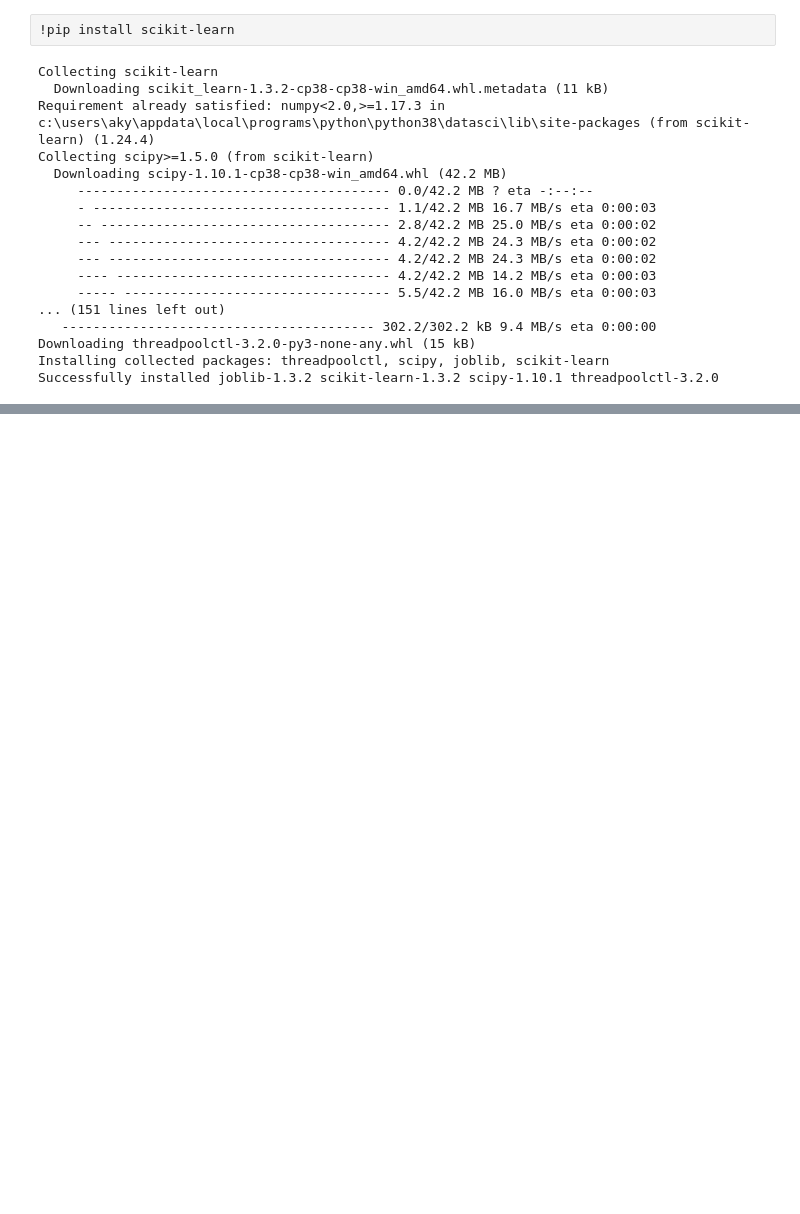
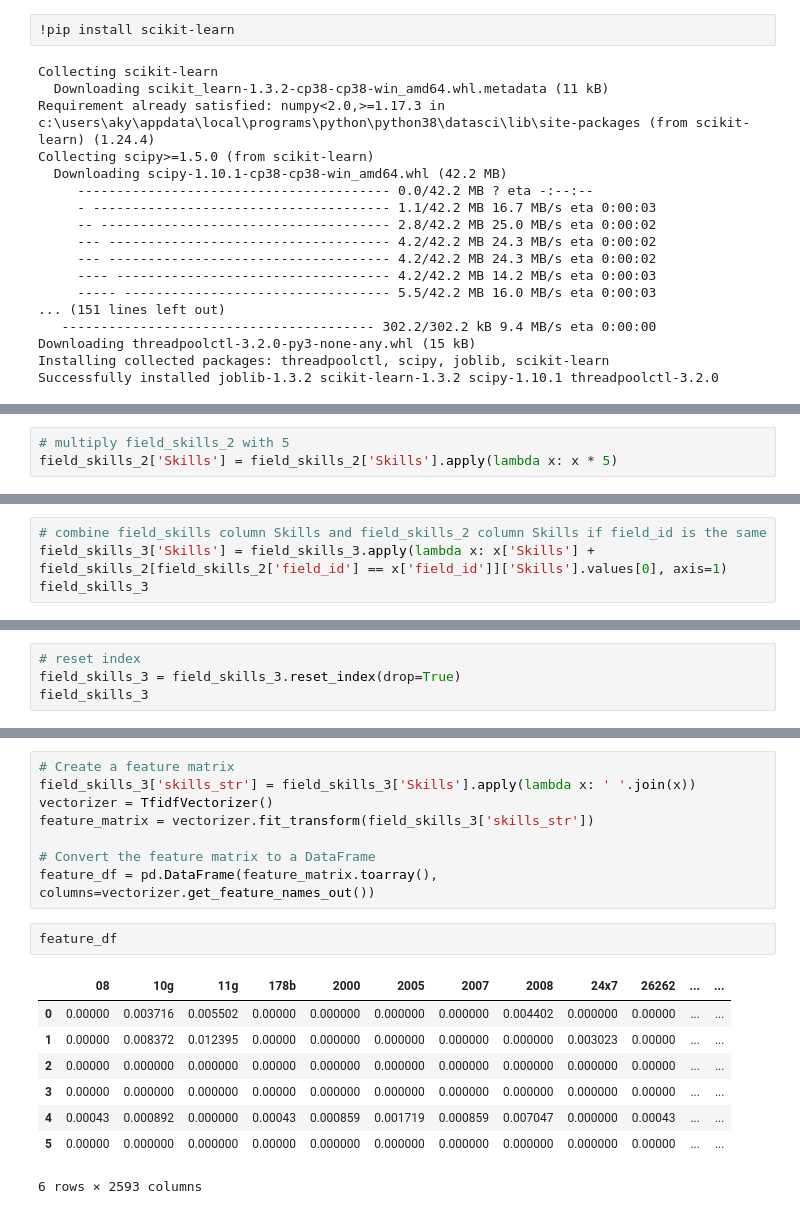
Before and after one commit to ron-ligsay/course-u, a Jupyter notebook: course_u/src/notebooks/field_skills.ipynb, the cells around one changed output, grey strips where cells are left out. Cells and saved outputs as stored; diff of their text form; blank space fills up the shorter version.

Commit message:
field_skills

```diff
--- a/course_u/src/notebooks/field_skills.ipynb
+++ b/course_u/src/notebooks/field_skills.ipynb
@@ -282,0 +449,3 @@ field_skills_df.to_csv('../../static/csv/normalized_field_skills.csv', index=Fal
+# %%
+# multiply field_skills_2 with 5
+field_skills_2['Skills'] = field_skills_2['Skills'].apply(lambda x: x * 5)
@@ -282,0 +462,4 @@ field_skills_df.to_csv('../../static/csv/normalized_field_skills.csv', index=Fal
+# %%
+# combine field_skills column Skills and field_skills_2 column Skills if field_id is the same
+field_skills_3['Skills'] = field_skills_3.apply(lambda x: x['Skills'] + field_skills_2[field_skills_2['field_id'] == x['field_id']]['Skills'].values[0], axis=1)
+field_skills_3
@@ -282,0 +485,4 @@ field_skills_df.to_csv('../../static/csv/normalized_field_skills.csv', index=Fal
+# %%
+# reset index
+field_skills_3 = field_skills_3.reset_index(drop=True)
+field_skills_3
@@ -282,0 +535,19 @@ field_skills_df.to_csv('../../static/csv/normalized_field_skills.csv', index=Fal
+# %%
+# Create a feature matrix
+field_skills_3['skills_str'] = field_skills_3['Skills'].apply(lambda x: ' '.join(x))
+vectorizer = TfidfVectorizer()
+feature_matrix = vectorizer.fit_transform(field_skills_3['skills_str'])
+
+# Convert the feature matrix to a DataFrame
+feature_df = pd.DataFrame(feature_matrix.toarray(), columns=vectorizer.get_feature_names_out())
+# %%
+feature_df
+# %% [output]
+|  | 08 | 10g | 11g | 178b | 2000 | 2005 | 2007 | 2008 | 24x7 | 26262 | ... | ... |
+| 0 | 0.00000 | 0.003716 | 0.005502 | 0.00000 | 0.000000 | 0.000000 | 0.000000 | 0.004402 | 0.000000 | 0.00000 | ... | ... |
+| 1 | 0.00000 | 0.008372 | 0.012395 | 0.00000 | 0.000000 | 0.000000 | 0.000000 | 0.000000 | 0.003023 | 0.00000 | ... | ... |
+| 2 | 0.00000 | 0.000000 | 0.000000 | 0.00000 | 0.000000 | 0.000000 | 0.000000 | 0.000000 | 0.000000 | 0.00000 | ... | ... |
+| 3 | 0.00000 | 0.000000 | 0.000000 | 0.00000 | 0.000000 | 0.000000 | 0.000000 | 0.000000 | 0.000000 | 0.00000 | ... | ... |
+| 4 | 0.00043 | 0.000892 | 0.000000 | 0.00043 | 0.000859 | 0.001719 | 0.000859 | 0.007047 | 0.000000 | 0.00043 | ... | ... |
+| 5 | 0.00000 | 0.000000 | 0.000000 | 0.00000 | 0.000000 | 0.000000 | 0.000000 | 0.000000 | 0.000000 | 0.00000 | ... | ... |
+6 rows × 2593 columns
```
Also changed, not shown: parts of 37 cells of this notebook.
